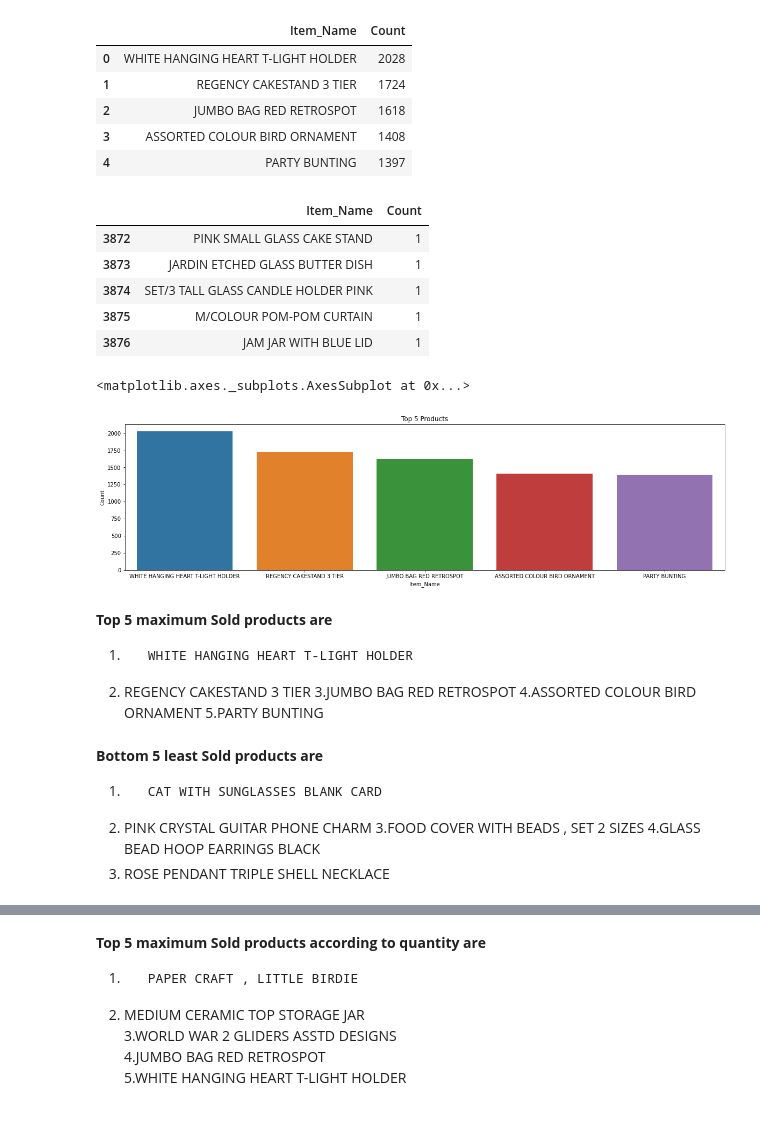
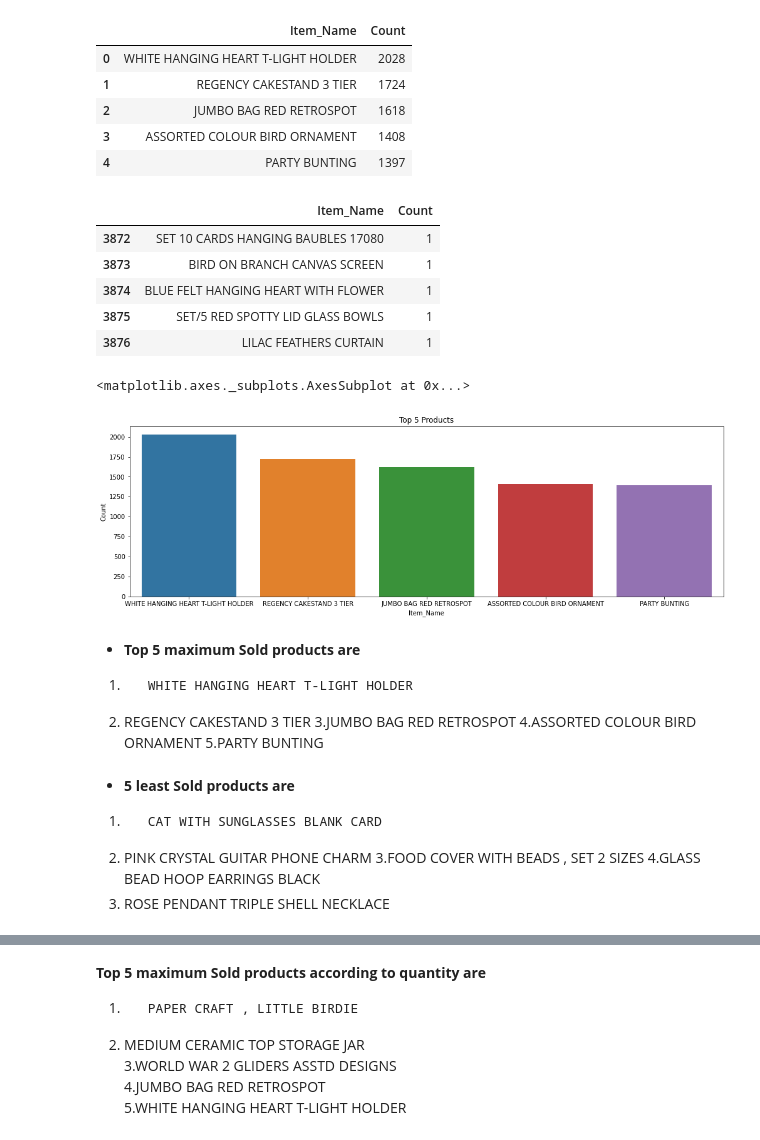
Before and after one commit to vkvinay0627/Online-Retail-Customer-Segmentation, a Jupyter notebook: Online_Retail_Customer_Segmentation_Capstone_Project.ipynb, the cells around one changed output, grey strips where cells are left out. Drawn from its saved outputs; the diff is of its cells as text; code cells hidden in the pictures.

```diff
--- a/Online_Retail_Customer_Segmentation_Capstone_Project.ipynb
+++ b/Online_Retail_Customer_Segmentation_Capstone_Project.ipynb
@@ -79,5 +79,5 @@ Dropping Null values present in the dataset
 # %%
 #dropping all the null values
-d.dropna(inplace=True)
+df.dropna(inplace=True)
 # %%
 #checking number of records
@@ -89,5 +89,5 @@ It is mentioned in the problem statement that column InvoiceNo which starts with
 # %%
 #converting invoice number to string for getting cancelled orders
-d['InvoiceNo']=d['InvoiceNo'].astype('str')
+df['InvoiceNo']=df['InvoiceNo'].astype('str')
 # %%
 #displaying all the cancelled orders
@@ -111,5 +111,5 @@ Their are 8905 cancelled orders
 # %%
 #storing all not cancelled order
-d=d[~d['InvoiceNo'].str.contains("C")]
+df=df[~df['InvoiceNo'].str.contains("C")]
 # %%
 #number of data present
@@ -133,10 +133,10 @@ d.describe()
 ##**Exploratory Data Analysis**
 # %%
 #exploring most sold item name
-disdat=d['Description'].value_counts().reset_index()
-disdat.rename(columns={'index':'Item_Name'},inplace=True)
-disdat.rename(columns={'Description':'Count'},inplace=True)
-disdat.head()
+df_sold = df['Description'].value_counts().reset_index()
+df_sold.rename(columns={'index':'Item_Name'},inplace=True)
+df_sold.rename(columns={'Description':'Count'},inplace=True)
+df_sold.head()
 # %% [output]
 |  | Item_Name | Count |
 | 0 | WHITE HANGING HEART T-LIGHT HOLDER | 2028 |
@@ -146,24 +146,24 @@ disdat.head()
 | 4 | PARTY BUNTING | 1397 |
 # %%
 #exploring least sold item name
-disdat.tail()
+df_sold.tail()
 # %% [output]
 |  | Item_Name | Count |
-| 3872 | PINK SMALL GLASS CAKE STAND | 1 |
-| 3873 | JARDIN ETCHED GLASS BUTTER DISH | 1 |
-| 3874 | SET/3 TALL GLASS CANDLE HOLDER PINK | 1 |
-| 3875 | M/COLOUR POM-POM CURTAIN | 1 |
-| 3876 | JAM JAR WITH BLUE LID | 1 |
+| 3872 | SET 10 CARDS HANGING BAUBLES 17080 | 1 |
+| 3873 | BIRD ON BRANCH CANVAS SCREEN | 1 |
+| 3874 | BLUE FELT HANGING HEART WITH FLOWER | 1 |
+| 3875 | SET/5 RED SPOTTY LID GLASS BOWLS | 1 |
+| 3876 | LILAC FEATHERS CURTAIN | 1 |
 # %%
 #visualizing top 5 products
-plt.figure(figsize=(20,5))
+plt.figure(figsize=(17,5))
 plt.title('Top 5 Products')
-sns.barplot(x='Item_Name',y='Count',data=disdat[:5])
+sns.barplot(x='Item_Name',y='Count',data=df_sold[:5])
 # %% [output]
 <matplotlib.axes._subplots.AxesSubplot at 0x...>
-[figure, old version]
+[figure, new version]
 # %% [markdown]
-**Top 5 maximum Sold products are**
+* **Top 5 maximum Sold products are**
 
 
 1.   	WHITE HANGING HEART T-LIGHT HOLDER
@@ -172,7 +172,7 @@ sns.barplot(x='Item_Name',y='Count',data=disdat[:5])
 4.ASSORTED COLOUR BIRD ORNAMENT
 5.PARTY BUNTING
 # %% [markdown]
-**Bottom 5 least Sold products are**
+* **5 least Sold products are**
 
 
 1.   	CAT WITH SUNGLASSES BLANK CARD
```
Also changed, not shown: parts of 99 cells of this notebook.
